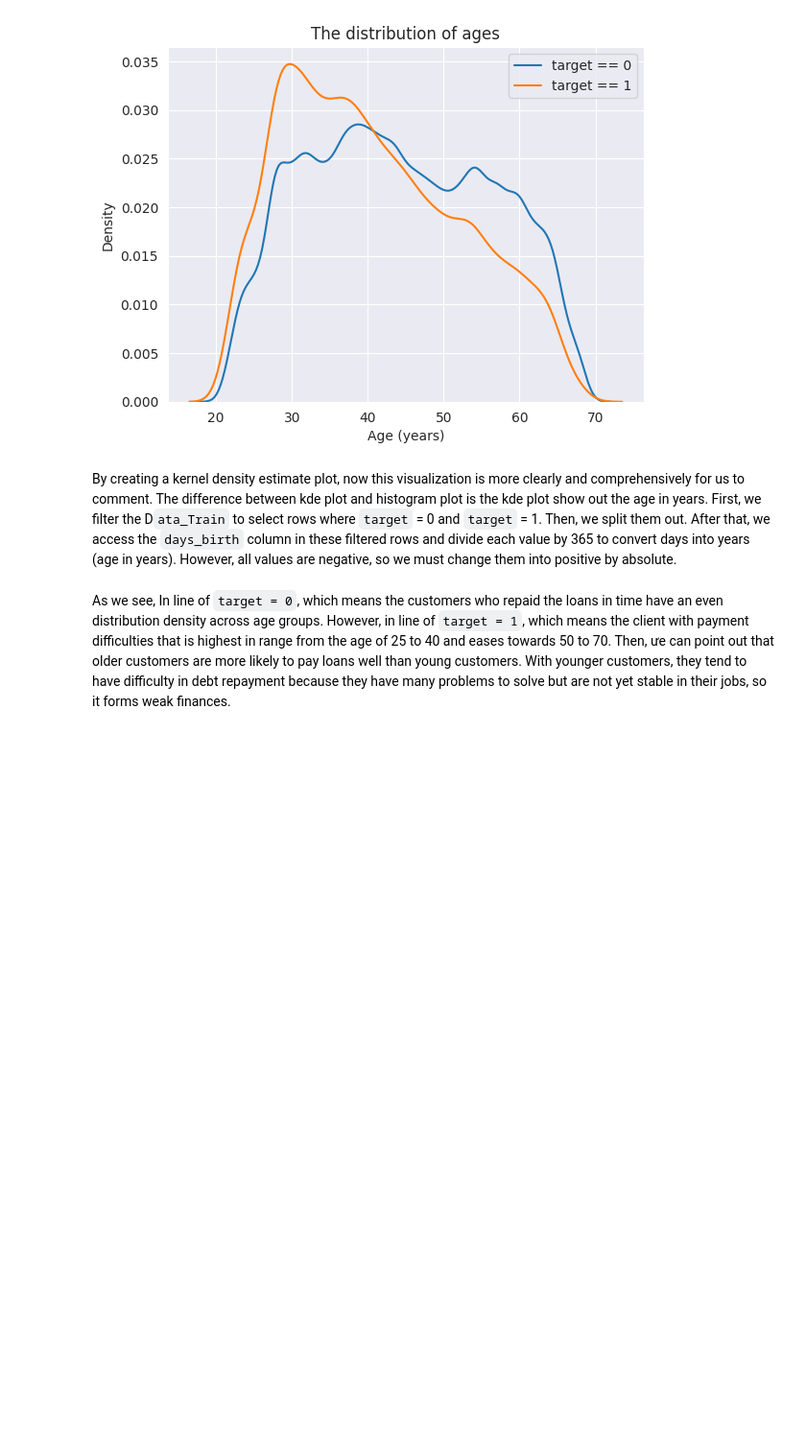
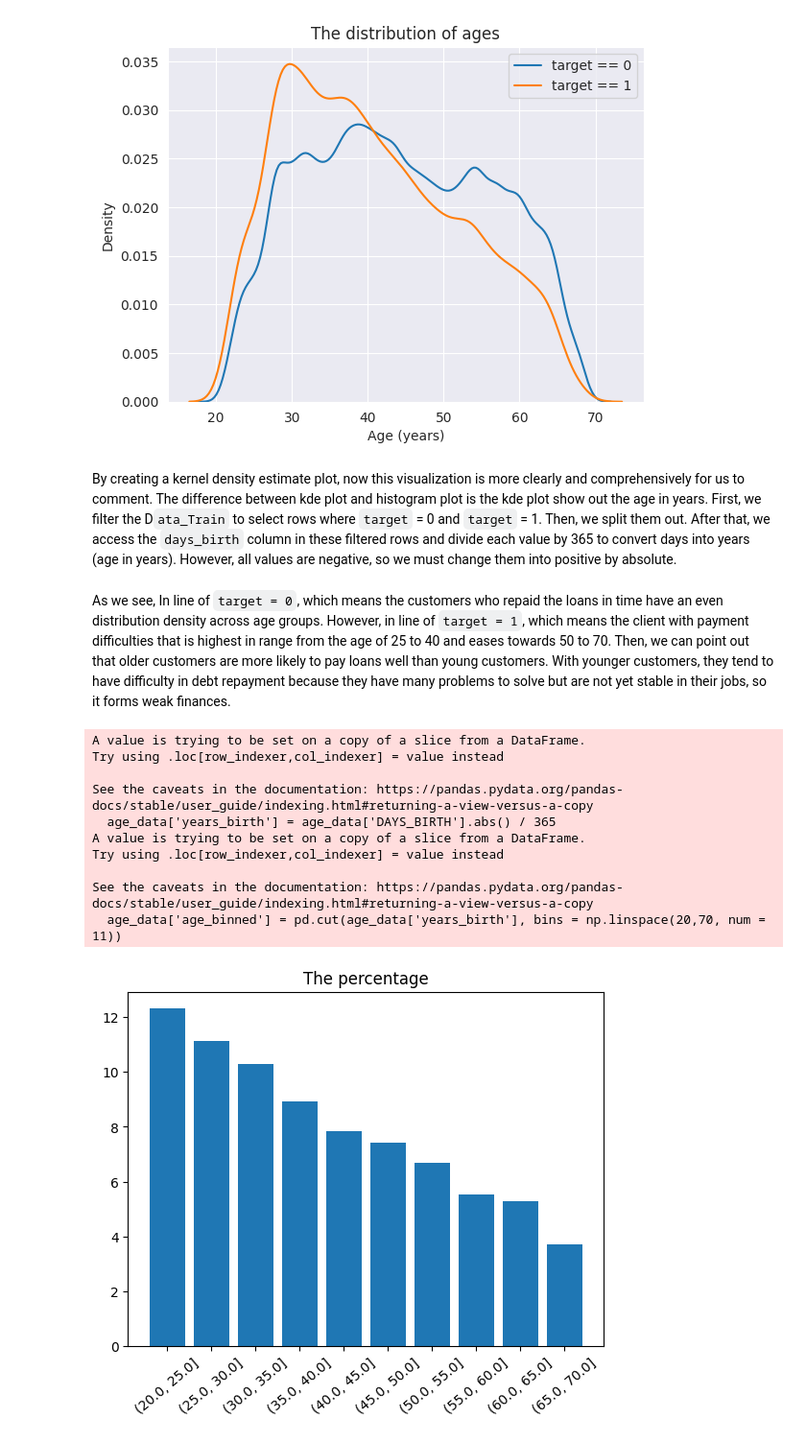
Before and after one commit to vthuhien/Data, a Jupyter notebook: Home_credit/home_credit_analysis.ipynb, the cells around one changed output. Shown at 96% size. Drawn from its saved outputs; the diff is of its cells as text; code cells hidden in the pictures; blank space fills up the shorter version.

```diff
--- a/Home_credit/home_credit_analysis.ipynb
+++ b/Home_credit/home_credit_analysis.ipynb
@@ -406,4 +406,28 @@ plt.show()
 # %% [markdown]
 By creating a kernel density estimate plot, now this visualization is more clearly and comprehensively for us to comment. The difference between kde plot and histogram plot is the kde plot show out the age in years. First, we filter the D`ata_Train` to select rows where `target` = 0 and `target` = 1. Then, we split them out. After that, we access the `days_birth` column in these filtered rows and divide each value by 365 to convert days into years (age in years). However, all values are negative, so we must change them into positive by absolute.
 # %% [markdown]
-As we see, In line of `target = 0`, which means the customers who repaid the loans in time have an even distribution density across age groups. However, in line of `target = 1`, which means the client with payment difficulties that is highest in range from the age of 25 to 40 and eases towards 50 to 70. Then, ưe can point out that older customers are more likely to pay loans well than young customers. With younger customers, they tend to have difficulty in debt repayment because they have many problems to solve but are not yet stable in their jobs, so it forms weak finances.
+As we see, In line of `target = 0`, which means the customers who repaid the loans in time have an even distribution density across age groups. However, in line of `target = 1`, which means the client with payment difficulties that is highest in range from the age of 25 to 40 and eases towards 50 to 70. Then, we can point out that older customers are more likely to pay loans well than young customers. With younger customers, they tend to have difficulty in debt repayment because they have many problems to solve but are not yet stable in their jobs, so it forms weak finances.
+# %%
+age_data = df_train[['TARGET','DAYS_BIRTH']]
+age_data['years_birth'] = age_data['DAYS_BIRTH'].abs() / 365
+
+age_data['age_binned'] = pd.cut(age_data['years_birth'], bins = np.linspace(20,70, num = 11))
+age_new = age_data.groupby('age_binned').mean()
+age_new
+
+plt.bar(age_new.index.astype(str), 100*age_new['TARGET'])
+plt.xticks(rotation=40)
+plt.title('The percentage')
+plt.show;
+# %% [output]
+A value is trying to be set on a copy of a slice from a DataFrame.
+Try using .loc[row_indexer,col_indexer] = value instead
+
+See the caveats in the documentation: https://pandas.pydata.org/pandas-docs/stable/user_guide/indexing.html#returning-a-view-versus-a-copy
+  age_data['years_birth'] = age_data['DAYS_BIRTH'].abs() / 365
+A value is trying to be set on a copy of a slice from a DataFrame.
+Try using .loc[row_indexer,col_indexer] = value instead
+
+See the caveats in the documentation: https://pandas.pydata.org/pandas-docs/stable/user_guide/indexing.html#returning-a-view-versus-a-copy
+  age_data['age_binned'] = pd.cut(age_data['years_birth'], bins = np.linspace(20,70, num = 11))
+[figure, added]
```
Also changed, not shown: parts of 6 cells of this notebook.
